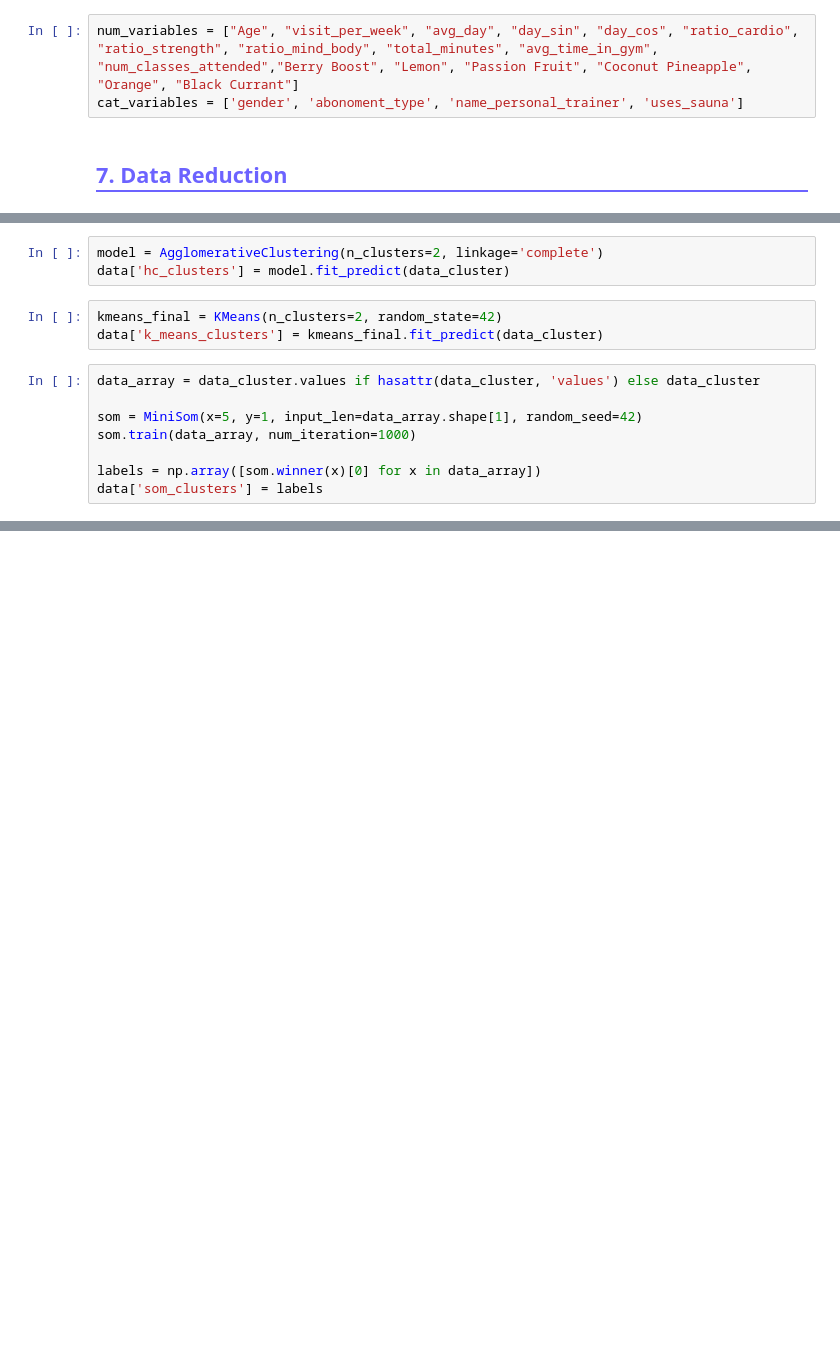
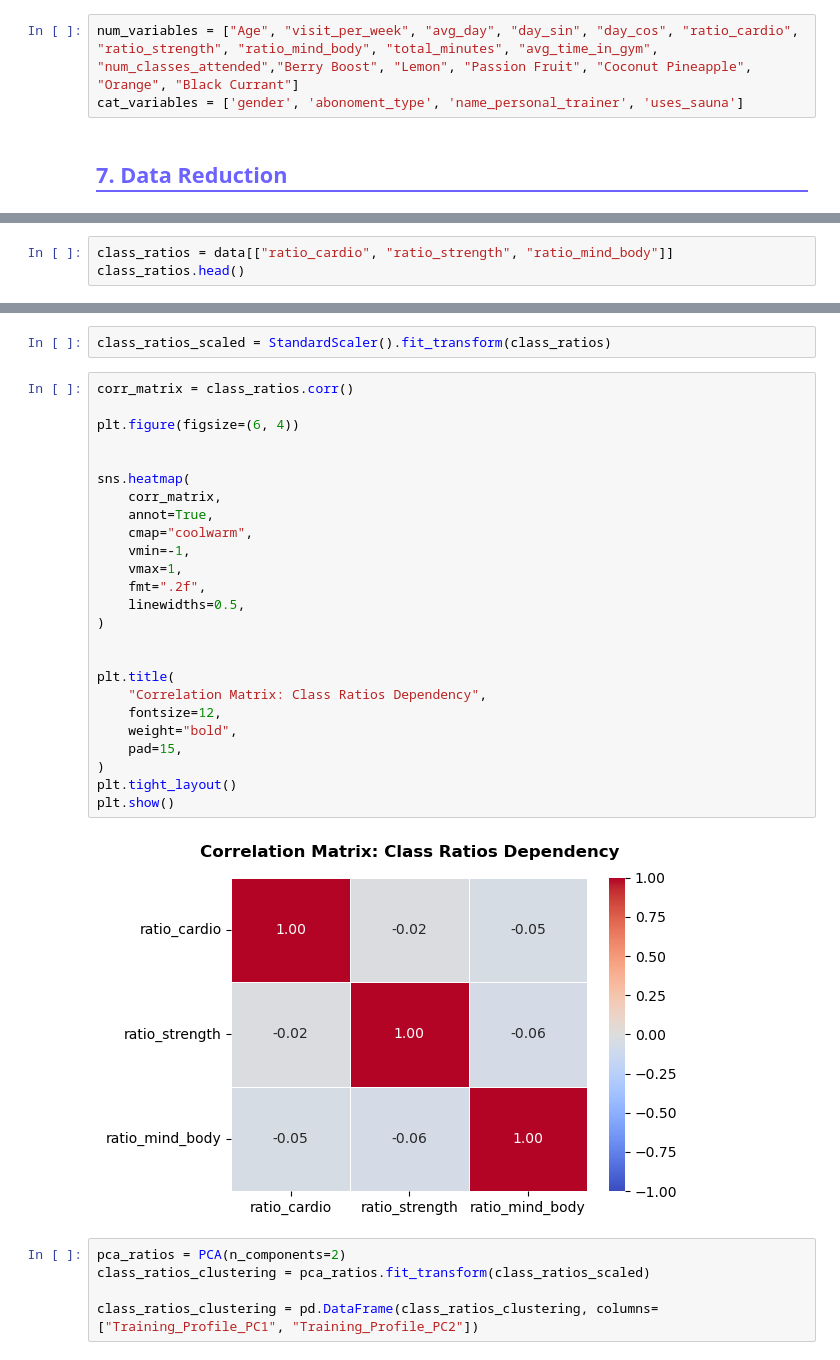
Before and after one commit to DiogoCapelaGoncalves/GymClusterML2, a Jupyter notebook: 02_modeling.ipynb, the cells around one changed output, grey strips where cells are left out. Cells and saved outputs as stored; diff of their text form; blank space fills up the shorter version.

```diff
--- a/02_modeling.ipynb
+++ b/02_modeling.ipynb
@@ -229,14 +64,0 @@ Best SOM: k=5 | Silhouette Score: 0.1034
-# %%
-model = AgglomerativeClustering(n_clusters=2, linkage='complete')
-data['hc_clusters'] = model.fit_predict(data_cluster)
-# %%
-kmeans_final = KMeans(n_clusters=2, random_state=42)
-data['k_means_clusters'] = kmeans_final.fit_predict(data_cluster)
-# %%
-data_array = data_cluster.values if hasattr(data_cluster, 'values') else data_cluster
-
-som = MiniSom(x=5, y=1, input_len=data_array.shape[1], random_seed=42)
-som.train(data_array, num_iteration=1000)
-
-labels = np.array([som.winner(x)[0] for x in data_array])
-data['som_clusters'] = labels
@@ -408,0 +71,3 @@ new classes or exclusive scheduling.
+# %%
+class_ratios = data[["ratio_cardio", "ratio_strength", "ratio_mind_body"]]
+class_ratios.head()
@@ -408,0 +81,34 @@ new classes or exclusive scheduling.
+# %%
+class_ratios_scaled = StandardScaler().fit_transform(class_ratios)
+# %%
+corr_matrix = class_ratios.corr()
+
+plt.figure(figsize=(6, 4))
+
+
+sns.heatmap(
+    corr_matrix,
+    annot=True,
+    cmap="coolwarm",
+    vmin=-1,
+    vmax=1,
+    fmt=".2f",
+    linewidths=0.5,
+)
+
+
+plt.title(
+    "Correlation Matrix: Class Ratios Dependency",
+    fontsize=12,
+    weight="bold",
+    pad=15,
+)
+plt.tight_layout()
+plt.show()
+# %% [output]
+[figure, added]
+# %%
+pca_ratios = PCA(n_components=2)
+class_ratios_clustering = pca_ratios.fit_transform(class_ratios_scaled)
+
+class_ratios_clustering = pd.DataFrame(class_ratios_clustering, columns=["Training_Profile_PC1", "Training_Profile_PC2"])
```
Also changed, not shown: parts of 57 cells of this notebook, 2 other files.
